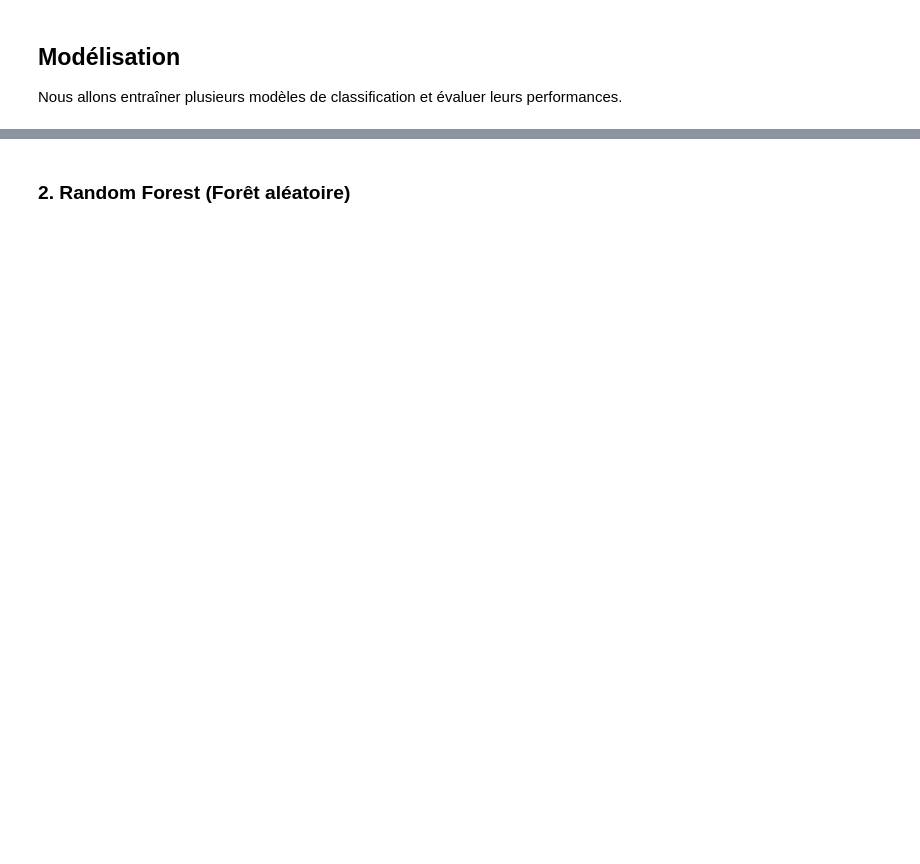
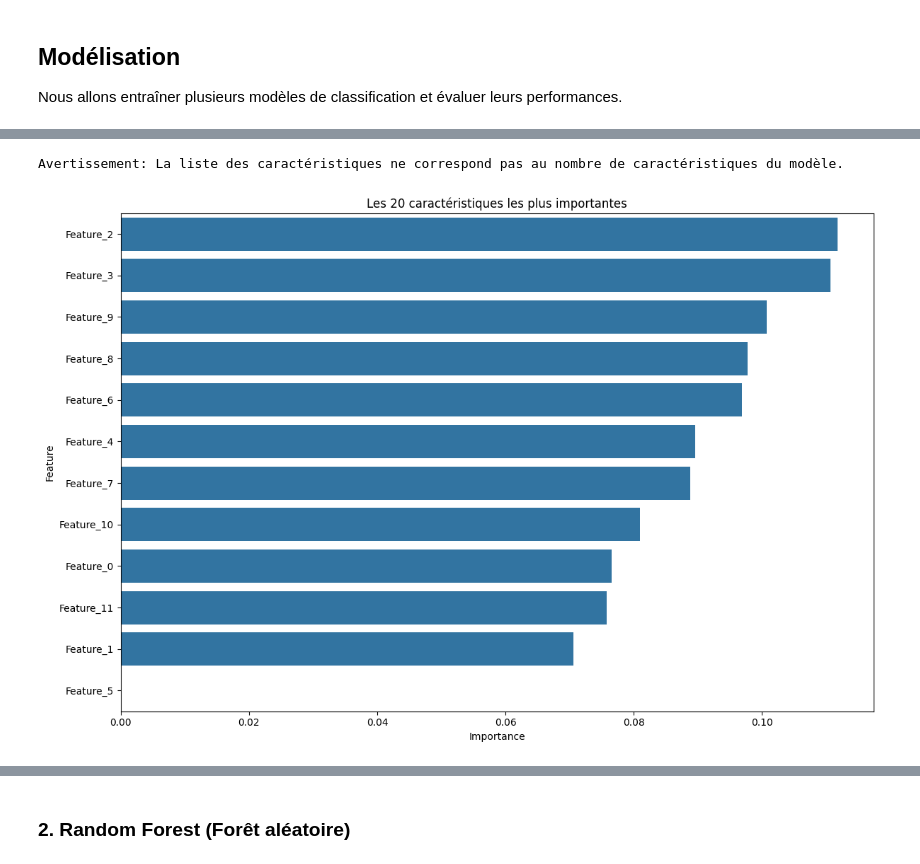
Before and after one commit to carter221/credits_scoring_ia, a Jupyter notebook: notebooks/model_exploration.ipynb, the cells around one changed output, grey strips where cells are left out. Drawn from its saved outputs; the diff is of its cells as text; code cells hidden in the pictures; blank space fills up the shorter version.

```diff
--- a/notebooks/model_exploration.ipynb
+++ b/notebooks/model_exploration.ipynb
@@ -717,4 +747,10 @@ plt.show()
 # %%
+# Vérifier si le modèle logistic_regressor est défini
+if 'logistic_regressor' not in globals():
+	# Entraîner un modèle de régression logistique si nécessaire
+	logistic_regressor = LogisticRegression(random_state=42, max_iter=1000)
+	logistic_regressor.fit(train_transformed, target)
+
 # Préparer les prédictions de probabilité pour la soumission
 log_regression_pred_test = logistic_regressor.predict_proba(test_transformed)[:, 1]
 
@@ -728,6 +776,12 @@ Nous allons entraîner plusieurs modèles de classification et évaluer leurs pe
 # %%
 # Entraînement du modèle XGBoost (conditionnel)
 if 'XGB_AVAILABLE' in globals() and XGB_AVAILABLE:
+    # Diviser les données en ensembles d'entraînement et de validation
+    from sklearn.model_selection import train_test_split
+    X_training_set, X_validation_set, y_training_set, y_validation_set = train_test_split(
+        train_transformed, target, test_size=0.2, random_state=42
+    )
+
     xgb_classifier = XGBClassifier(n_estimators=250, max_depth=5)
     xgb_classifier.fit(X_training_set, y_training_set)
 
@@ -757,3 +825,36 @@ xgb_importance = plot_importance(xgb_classifier, features, top_n=20)
+# %%
+# Fonction pour afficher l'importance des caractéristiques
+def plot_importance(model, features, top_n=20):
+	"""Affiche un graphique des caractéristiques les plus importantes."""
+	# Créer un DataFrame pour l'importance des caractéristiques
+	feature_importance_df = pd.DataFrame({'Feature': features, 'Importance': model.feature_importances_})
+	feature_importance_df = feature_importance_df.sort_values('Importance', ascending=False).reset_index(drop=True)
+
+	# Créer le graphique
+	plt.figure(figsize=(12, 8))
+	sns.barplot(x='Importance', y='Feature', data=feature_importance_df.head(top_n))
+	plt.title(f"Les {top_n} caractéristiques les plus importantes")
+	plt.tight_layout()
+	plt.show()
+
+	return feature_importance_df
+
+# Vérifier que le nombre de caractéristiques correspond
+if len(features) != len(xgb_classifier.feature_importances_):
+	print("Avertissement: La liste des caractéristiques ne correspond pas au nombre de caractéristiques du modèle.")
+	# Extraire les noms des caractéristiques directement depuis les données transformées
+	features = train_transformed.shape[1]
+	features = [f"Feature_{i}" for i in range(features)]
+
+# Vérifier à nouveau que les longueurs correspondent
+if len(features) != len(xgb_classifier.feature_importances_):
+	raise ValueError("Les longueurs des caractéristiques et des importances du modèle XGBoost ne correspondent toujours pas.")
+
+# Visualiser l'importance des caractéristiques du modèle XGBoost
+xgb_importance = plot_importance(xgb_classifier, features, top_n=20)
+# %% [output]
+Avertissement: La liste des caractéristiques ne correspond pas au nombre de caractéristiques du modèle.
+[figure, added]
 # %%
 # Préparer les prédictions de probabilité pour la soumission
 log_regression_pred_test = logistic_regressor.predict_proba(test_transformed)[:, 1]
```
Also changed, not shown: parts of 16 cells of this notebook, 1 other file.
